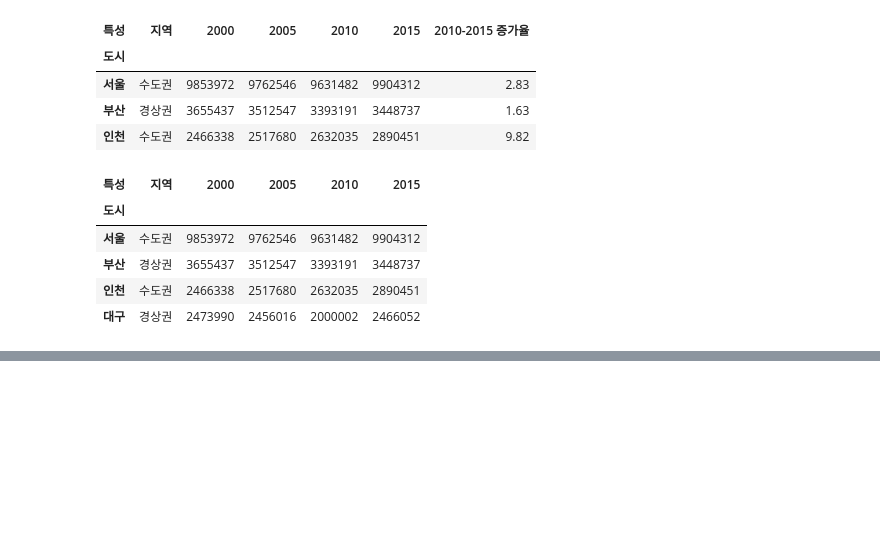
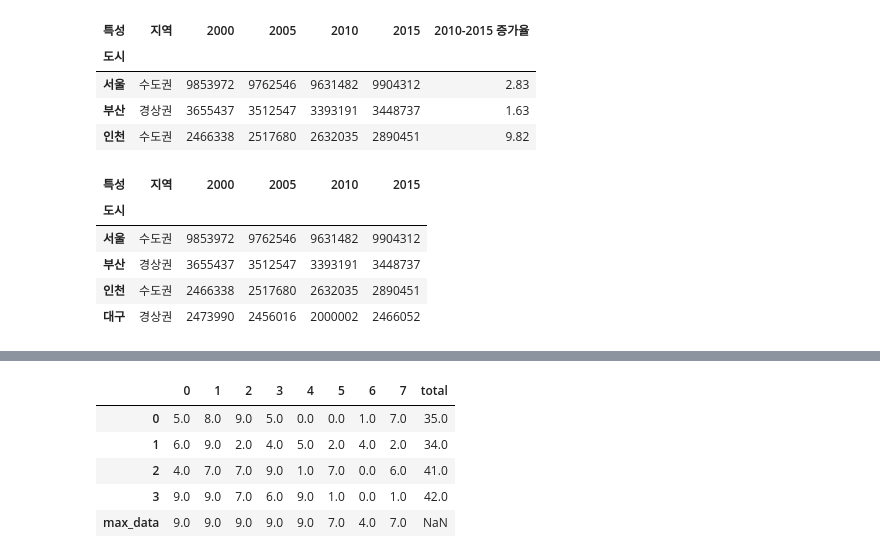
Before and after one commit to Minhyeok-kimm/TIL, a Jupyter notebook: ML_DL/python_data_handling.ipynb, the cells around one changed output, grey strips where cells are left out. Saved outputs shown, nothing was run; the diff lists cells and outputs as text; code cells hidden in the pictures; blank space fills up the shorter version.

```diff
--- a/ML_DL/python_data_handling.ipynb
+++ b/ML_DL/python_data_handling.ipynb
@@ -1386,0 +2048,5 @@ df3.drop(['2010-2015 증가율'], axis=1)
+# %%
+# 예제 df 생성
+np.random.seed(1)
+df2 = pd.DataFrame(np.random.randint(10, size=(4, 8)))
+df2
@@ -1386,0 +2091,4 @@ df3.drop(['2010-2015 증가율'], axis=1)
+# %%
+# df2['total'] = df2.sum(axis=1)
+df2['total'] = df2[[0, 1, 2, 3, 4, 5, 6, 7]].sum(axis=1)
+df2
@@ -1386,0 +2168,12 @@ df3.drop(['2010-2015 증가율'], axis=1)
+# %%
+# 각 열의 최대값을 구해 max_data 행 추가하기
+# df.loc['max_data'] = df2.max(axis=0)
+df2.loc['max_data'] = df2[[0, 1, 2, 3, 4, 5, 6, 7]].max(axis=0)
+df2
+# %% [output]
+|  | 0 | 1 | 2 | 3 | 4 | 5 | 6 | 7 | total |
+| 0 | 5.0 | 8.0 | 9.0 | 5.0 | 0.0 | 0.0 | 1.0 | 7.0 | 35.0 |
+| 1 | 6.0 | 9.0 | 2.0 | 4.0 | 5.0 | 2.0 | 4.0 | 2.0 | 34.0 |
+| 2 | 4.0 | 7.0 | 7.0 | 9.0 | 1.0 | 7.0 | 0.0 | 6.0 | 41.0 |
+| 3 | 9.0 | 9.0 | 7.0 | 6.0 | 9.0 | 1.0 | 0.0 | 1.0 | 42.0 |
+| max_data | 9.0 | 9.0 | 9.0 | 9.0 | 9.0 | 7.0 | 4.0 | 7.0 | NaN |
```
Also changed, not shown: parts of 78 cells of this notebook.
